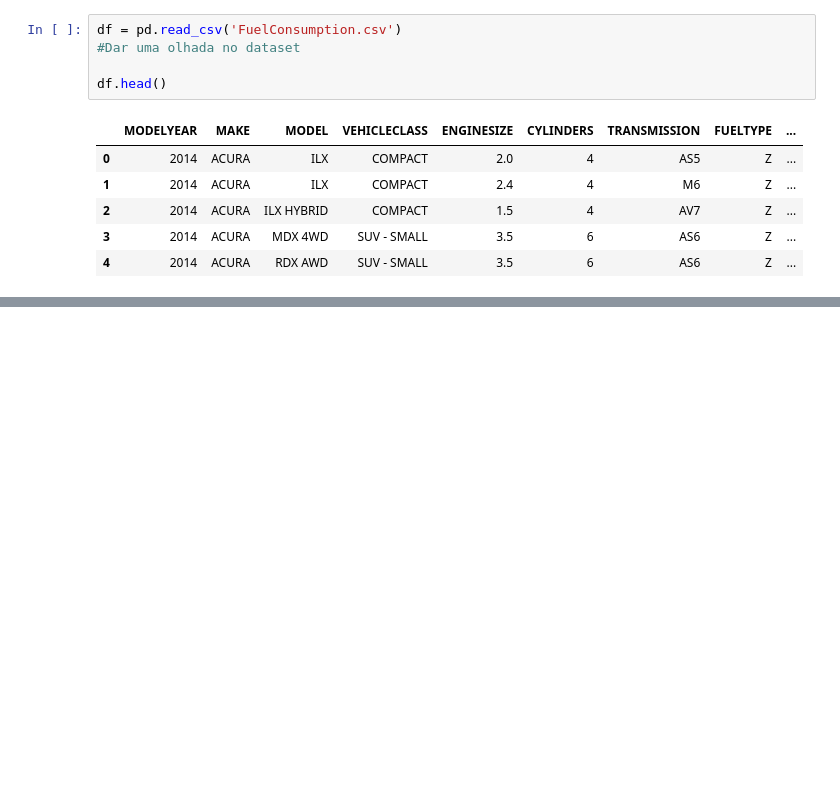
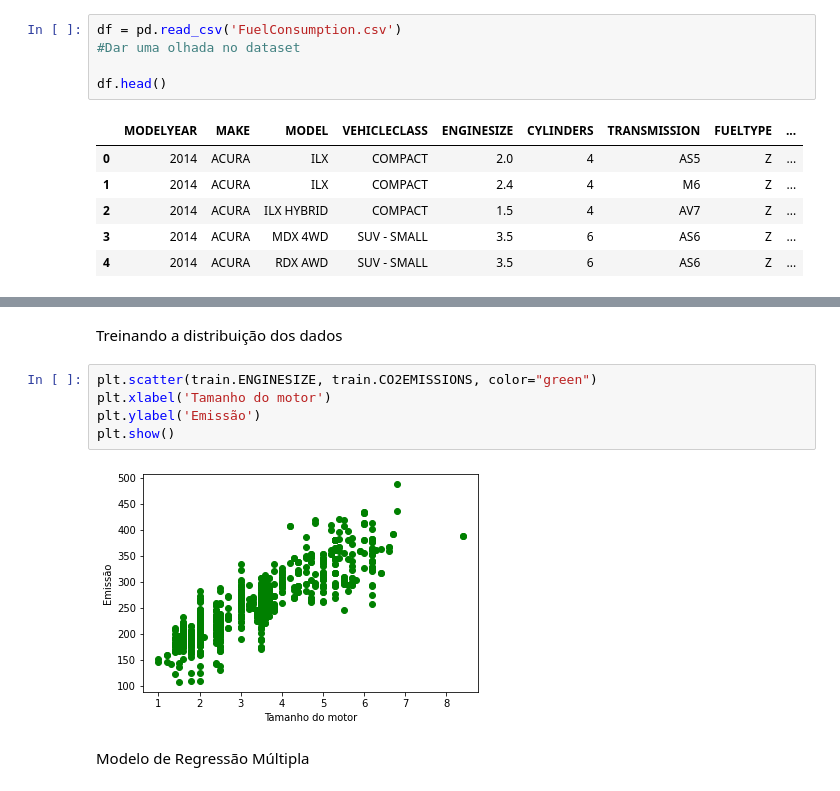
Before and after one commit to leonardoapolinario/multipleLinearRegression, a Jupyter notebook: MultipleLinearRegression.ipynb, the cells around one changed output, grey strips where cells are left out. Cells and saved outputs as stored; diff of their text form; blank space fills up the shorter version.

```diff
--- a/MultipleLinearRegression.ipynb
+++ b/MultipleLinearRegression.ipynb
@@ -41,0 +71,11 @@ selecionar algumas características para se utilizar na regressão
+# %% [markdown]
+Treinando a distribuição dos dados
+# %%
+plt.scatter(train.ENGINESIZE, train.CO2EMISSIONS, color="green")
+plt.xlabel('Tamanho do motor')
+plt.ylabel('Emissão')
+plt.show()
+# %% [output]
+[figure, added]
+# %% [markdown]
+Modelo de Regressão Múltipla
```
Also changed, not shown: parts of 13 cells of this notebook.
